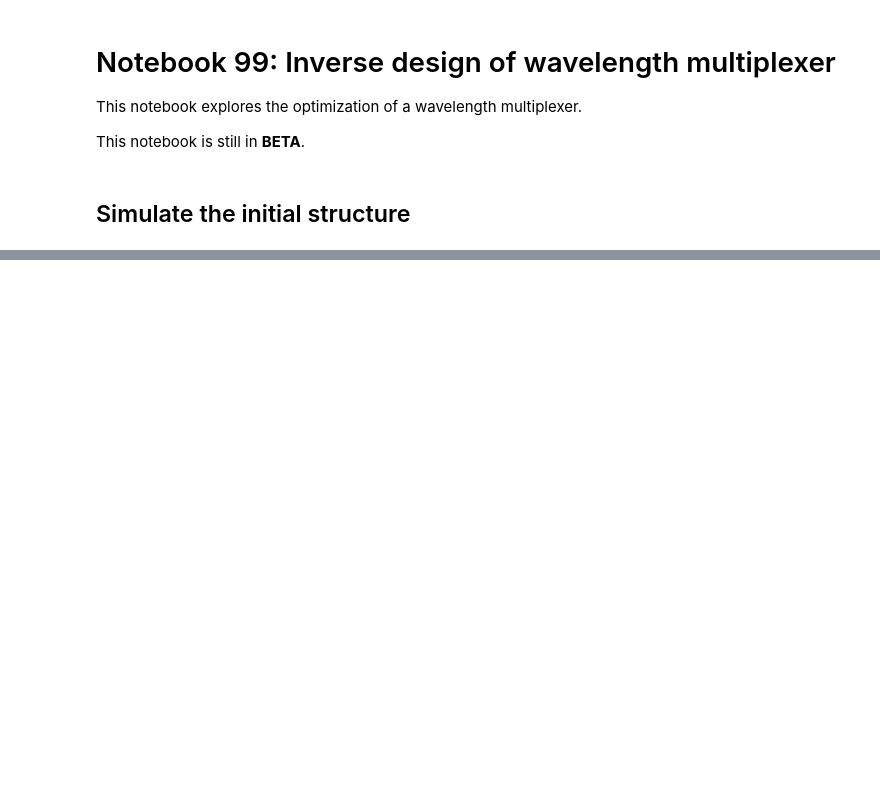
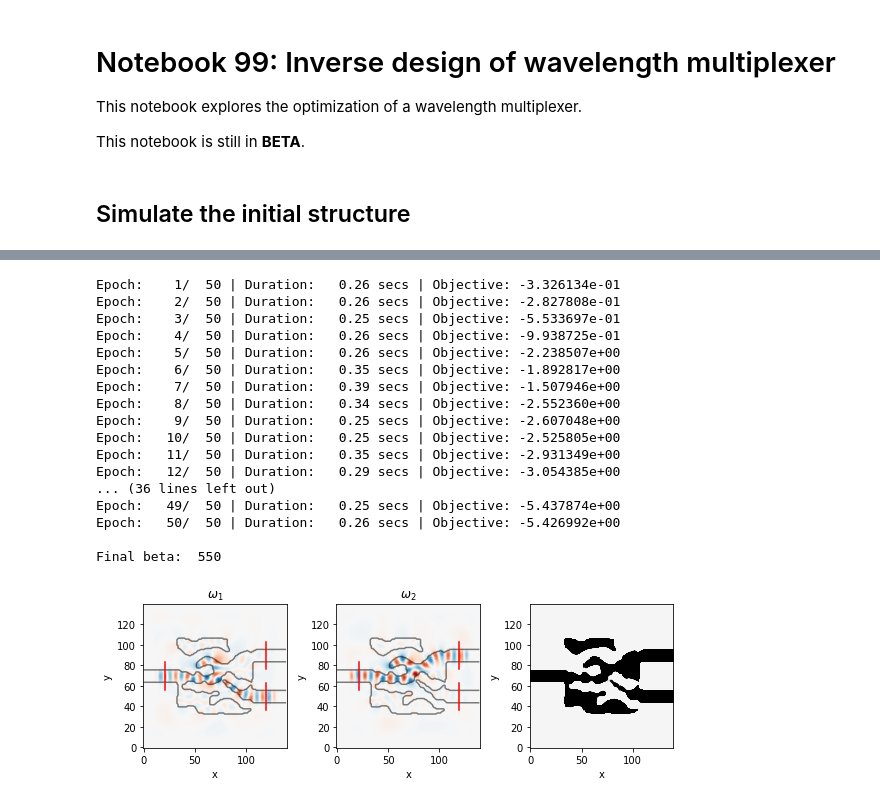
Before and after one commit to fancompute/workshop-invdesign, a Jupyter notebook: 99_Invdes_wdm.ipynb, the cells around one changed output, grey strips where cells are left out. Cells and saved outputs as stored; diff of their text form; code cells hidden in the pictures; blank space fills up the shorter version.

Commit message:
Added beta-scheduling to optimization

```diff
--- a/99_Invdes_wdm.ipynb
+++ b/99_Invdes_wdm.ipynb
@@ -275,0 +276,48 @@ Epoch:  50/ 50 | Duration: 0.42 secs | Value: 5.310324e+00
+# %%
+from legume.minimize import Minimize
+from autograd import value_and_grad
+
+def beta_it(iteration):
+    return 50 + 10*iteration
+
+def of(rho, opt):
+    beta = beta_it(opt.iteration)
+    rho = rho.reshape((Nx, Ny))
+    epsr = epsr_parameterization(rho, bg_rho, design_region, \
+                             radius=blur_radius, N_blur=N_blur, beta=beta, eta=eta, N_proj=N_proj)
+    simulation1.eps_r = epsr
+    simulation2.eps_r = epsr
+
+    _, _, Ez1 = simulation1.solve(source1)
+    _, _, Ez2 = simulation2.solve(source2)
+    return -mode_overlap(Ez1, probe1) * mode_overlap(Ez2,probe2)
+
+obj_grad = value_and_grad(of, 0)
+opt = Minimize(obj_grad, True)
+(rho_opt, ofs) = opt.adam(rho.flatten(), Nepochs=Nsteps, step_size=step_size, args=(), pass_self=True)
+
+# Simulate optimal device
+rho_optimum = rho_opt.reshape((Nx, Ny))
+epsr = epsr_parameterization(rho_optimum, bg_rho, design_region, \
+                                  radius=blur_radius, N_blur=N_blur, beta=beta_it(Nsteps), eta=eta, N_proj=N_proj)
+print("\nFinal beta: ", beta_it(Nsteps))
+viz_sim(epsr, source1, source2, slices = [input_slice, output_slice1, output_slice2]);
+# %% [output]
+Epoch:    1/  50 | Duration:   0.26 secs | Objective: -3.326134e-01
+Epoch:    2/  50 | Duration:   0.26 secs | Objective: -2.827808e-01
+Epoch:    3/  50 | Duration:   0.25 secs | Objective: -5.533697e-01
+Epoch:    4/  50 | Duration:   0.26 secs | Objective: -9.938725e-01
+Epoch:    5/  50 | Duration:   0.26 secs | Objective: -2.238507e+00
+Epoch:    6/  50 | Duration:   0.35 secs | Objective: -1.892817e+00
+Epoch:    7/  50 | Duration:   0.39 secs | Objective: -1.507946e+00
+Epoch:    8/  50 | Duration:   0.34 secs | Objective: -2.552360e+00
+Epoch:    9/  50 | Duration:   0.25 secs | Objective: -2.607048e+00
+Epoch:   10/  50 | Duration:   0.25 secs | Objective: -2.525805e+00
+Epoch:   11/  50 | Duration:   0.35 secs | Objective: -2.931349e+00
+Epoch:   12/  50 | Duration:   0.29 secs | Objective: -3.054385e+00
+... (36 lines left out)
+Epoch:   49/  50 | Duration:   0.25 secs | Objective: -5.437874e+00
+Epoch:   50/  50 | Duration:   0.26 secs | Objective: -5.426992e+00
+
+Final beta:  550
+[figure, added]
```
Also changed, not shown: parts of 4 cells of this notebook.
